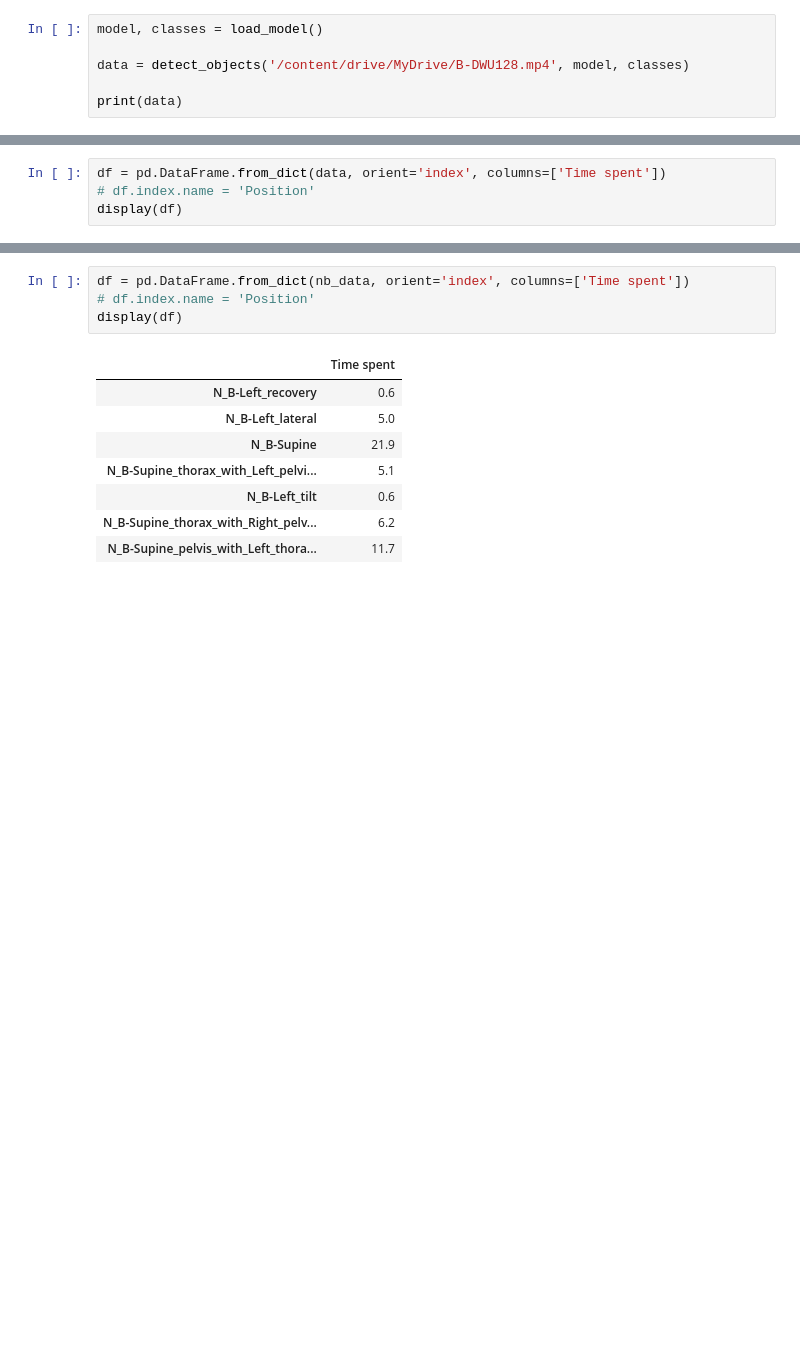
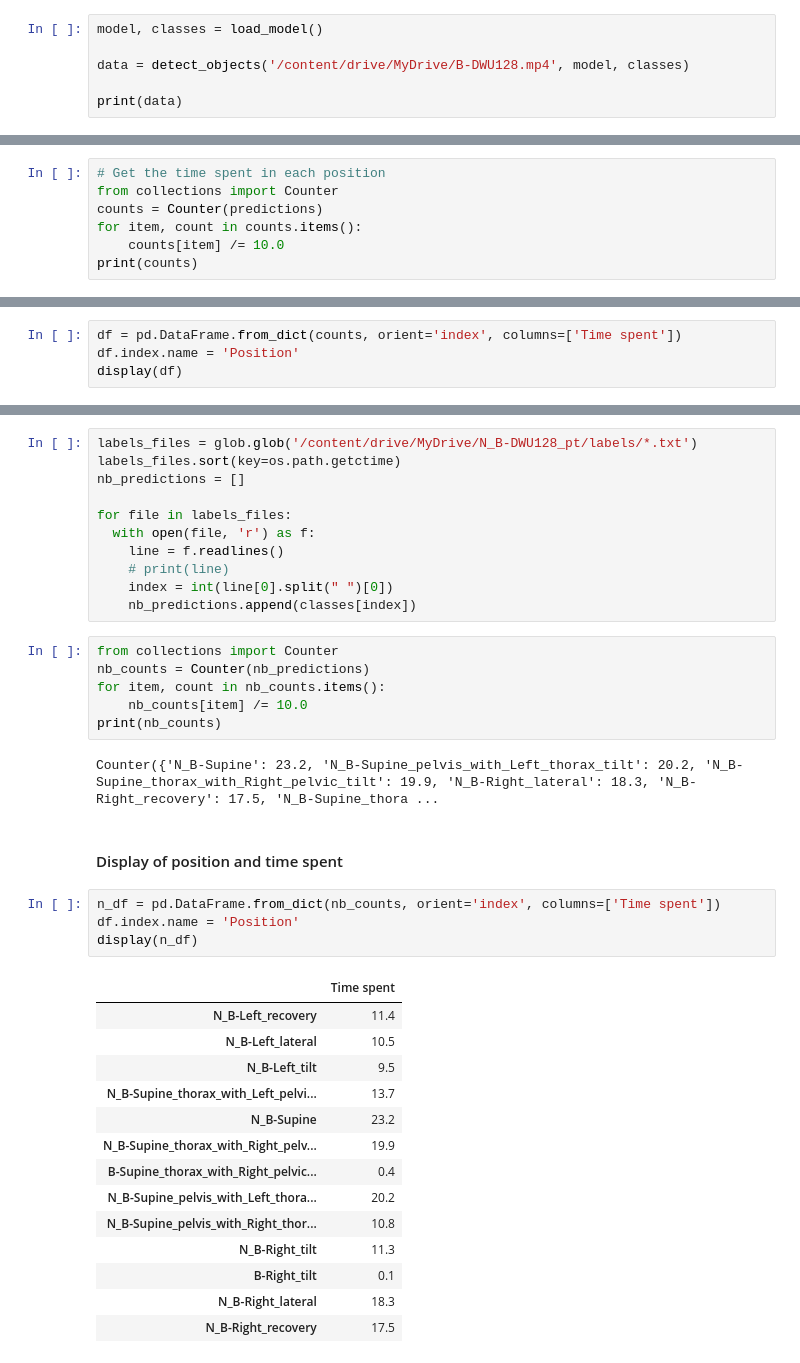
Before and after one commit to RahaviSelvarajan/Sleep-posture-classification, a Jupyter notebook: SBI_YOLO_Pytorch.ipynb, the cells around one changed output, grey strips where cells are left out. Saved outputs shown, nothing was run; the diff lists cells and outputs as text; blank space fills up the shorter version.

```diff
--- a/SBI_YOLO_Pytorch.ipynb
+++ b/SBI_YOLO_Pytorch.ipynb
@@ -226,0 +291,7 @@ print(counts)
+# %%
+# Get the time spent in each position
+from collections import Counter
+counts = Counter(predictions)
+for item, count in counts.items():
+    counts[item] /= 10.0
+print(counts)
@@ -227,6 +302,6 @@ print(counts)
 # %%
-df = pd.DataFrame.from_dict(data, orient='index', columns=['Time spent'])
-# df.index.name = 'Position'
+df = pd.DataFrame.from_dict(counts, orient='index', columns=['Time spent'])
+df.index.name = 'Position'
 display(df)
 # %% [output]
 |  | Time spent |
@@ -239,13 +344,40 @@ nb_data = detect_objects('/content/drive/MyDrive/N_B-DWU128.mp4', model, classes
+# %%
+labels_files = glob.glob('/content/drive/MyDrive/N_B-DWU128_pt/labels/*.txt')
+labels_files.sort(key=os.path.getctime)
+nb_predictions = []
+
+for file in labels_files:
+  with open(file, 'r') as f:
+    line = f.readlines()
+    # print(line)
+    index = int(line[0].split(" ")[0])
+    nb_predictions.append(classes[index])
+# %%
+from collections import Counter
+nb_counts = Counter(nb_predictions)
+for item, count in nb_counts.items():
+    nb_counts[item] /= 10.0
+print(nb_counts)
+# %% [output]
+Counter({'N_B-Supine': 23.2, 'N_B-Supine_pelvis_with_Left_thorax_tilt': 20.2, 'N_B-Supine_thorax_with_Right_pelvic_tilt': 19.9, 'N_B-Right_lateral': 18.3, 'N_B-Right_recovery': 17.5, 'N_B-Supine_thora ...
+# %% [markdown]
+#### Display of position and time spent
 # %%
-df = pd.DataFrame.from_dict(nb_data, orient='index', columns=['Time spent'])
-# df.index.name = 'Position'
-display(df)
+n_df = pd.DataFrame.from_dict(nb_counts, orient='index', columns=['Time spent'])
+df.index.name = 'Position'
+display(n_df)
 # %% [output]
 |  | Time spent |
-| N_B-Left_recovery | 0.6 |
-| N_B-Left_lateral | 5.0 |
-| N_B-Supine | 21.9 |
-| N_B-Supine_thorax_with_Left_pelvi... | 5.1 |
-| N_B-Left_tilt | 0.6 |
-| N_B-Supine_thorax_with_Right_pelv... | 6.2 |
-| N_B-Supine_pelvis_with_Left_thora... | 11.7 |
+| N_B-Left_recovery | 11.4 |
+| N_B-Left_lateral | 10.5 |
+| N_B-Left_tilt | 9.5 |
+| N_B-Supine_thorax_with_Left_pelvi... | 13.7 |
+| N_B-Supine | 23.2 |
+| N_B-Supine_thorax_with_Right_pelv... | 19.9 |
+| B-Supine_thorax_with_Right_pelvic... | 0.4 |
+| N_B-Supine_pelvis_with_Left_thora... | 20.2 |
+| N_B-Supine_pelvis_with_Right_thor... | 10.8 |
+| N_B-Right_tilt | 11.3 |
+| B-Right_tilt | 0.1 |
+| N_B-Right_lateral | 18.3 |
+| N_B-Right_recovery | 17.5 |
```
Also changed, not shown: parts of 23 cells of this notebook.
